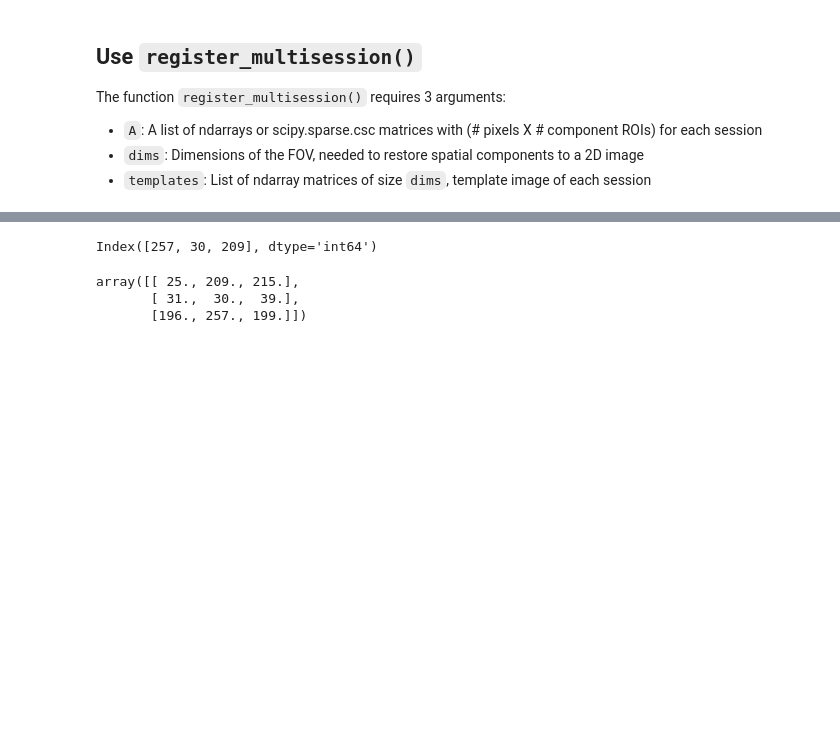
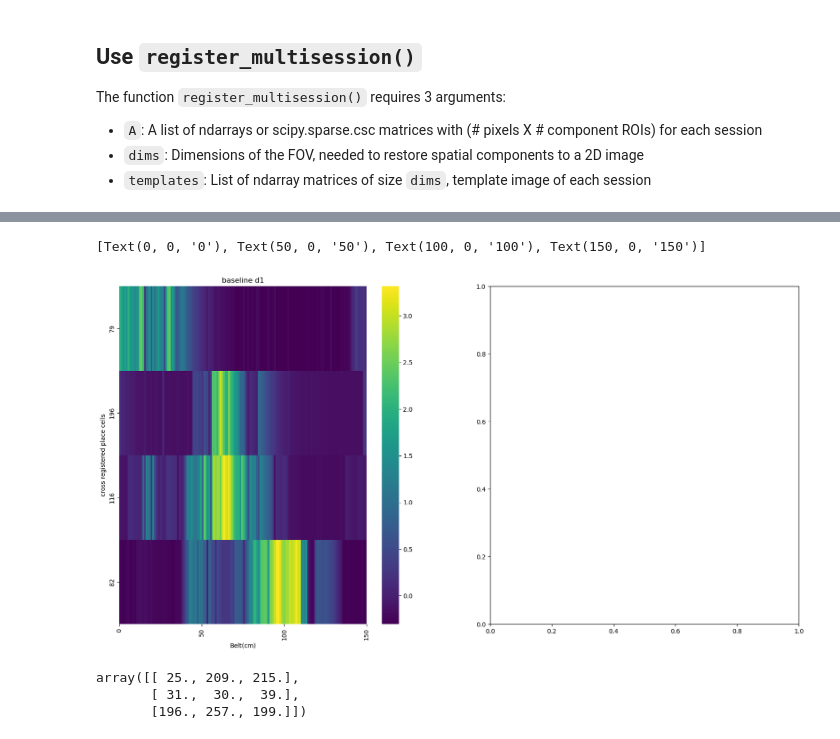
Before and after one commit to ttamiolakis/2p-place-coding, a Jupyter notebook: notebooks/demo_multisession_registration.ipynb, the cells around one changed output, grey strips where cells are left out. Saved outputs shown, nothing was run; the diff lists cells and outputs as text; code cells hidden in the pictures; blank space fills up the shorter version.

```diff
--- a/notebooks/demo_multisession_registration.ipynb
+++ b/notebooks/demo_multisession_registration.ipynb
@@ -116,0 +135,4 @@ cr_reg_pl_cells_days_2_3=cr_reg_cells[np.isin(cr_reg_cells[:,1],pc_day_2) & np.i
+# %%
+#identify common place cells in baseline 2 and 24 hrs post SD
+df=cr_reg_cells_df
+mask = df[(df['baseline_d1'].isin(pc_cells[0])) & (df['baseline_d2'].isin(pc_cells[1])) & (df['24hrs_post_SD'].isin(pc_cells[2]))]
@@ -117,9 +168,21 @@ cr_reg_pl_cells_days_2_3=cr_reg_cells[np.isin(cr_reg_cells[:,1],pc_day_2) & np.i
 # %%
 #indetify only the cross registered place cells in each of the recordings
-avr_fir_rate_map_day_2=h5py.File(f'{output_files}/baseline_d2/output_info.h5')['avr_firing_rate_maps']
-avr_fir_rate_map_day_2=pd.DataFrame(avr_fir_rate_map_day_2)
-cr_pc_act_day_2=avr_fir_rate_map_day_2.iloc[list(cr_reg_pl_cells_days_2_3[:,1].astype(int))]
+fr_rate_maps_to_compare=OrderedDict()
 
-avr_fir_rate_map_day_3=h5py.File(f'{output_files}/24hrs_post_SD/output_info.h5')['avr_firing_rate_maps']
-avr_fir_rate_map_day_3=pd.DataFrame(avr_fir_rate_map_day_3)
-cr_pc_act_day_3=avr_fir_rate_map_day_3.iloc[list(cr_reg_pl_cells_days_2_3[:,2].astype(int))]
+for session in sessions:
+    fr_rate_maps_to_compare[session]=[]
+
+for session in sessions:
+    avr_fr_rate_map=h5py.File(f'{output_folder}/{session}/output_info.h5')['avr_firing_rate_maps']
+    avr_fr_rate_map=pd.DataFrame(avr_fr_rate_map)
+    cr_reg_cells_values=filtered_df[session].values
+    avr_fr_rate_map=avr_fr_rate_map.iloc[cr_reg_cells_values]
+    fr_rate_maps_to_compare[session]=avr_fr_rate_map
+
+# avr_fir_rate_map_day_2=h5py.File(f'{output_files}/baseline_d2/output_info.h5')['avr_firing_rate_maps']
+# avr_fir_rate_map_day_2=pd.DataFrame(avr_fir_rate_map_day_2)
+# cr_pc_act_day_2=avr_fir_rate_map_day_2.iloc[list(cr_reg_pl_cells_days_2_3[:,1].astype(int))]
+
+# avr_fir_rate_map_day_3=h5py.File(f'{output_files}/24hrs_post_SD/output_info.h5')['avr_firing_rate_maps']
+# avr_fir_rate_map_day_3=pd.DataFrame(avr_fir_rate_map_day_3)
+# cr_pc_act_day_3=avr_fir_rate_map_day_3.iloc[list(cr_reg_pl_cells_days_2_3[:,2].astype(int))]
@@ -134,11 +189,7 @@ cr_pc_act_day_3
+# %%
+place_cell_activity=fr_rate_maps_to_compare['baseline_d1']
 # %%
-place_cell_activity=cr_pc_act_day_2
 place_cell_indexes_max=np.argmax(place_cell_activity,axis=1) #finding the place of the max activity of every cell
 place_cell_indexed_filtered=place_cell_activity.apply(np.argmax, axis=1).sort_values().index #there are the new indexes of the place cells just so thez can form the nice place cell diagram
-original=place_cell_activity.index
 transpose=place_cell_indexed_filtered
 place_cell_activity=place_cell_activity.reindex(index=transpose) #reindexing the place cell panda frame according to the max activitz and the position in the belt
-# %%
-transpose
-# %% [output]
-Index([257, 30, 209], dtype='int64')
@@ -145,3 +198,18 @@ Index([257, 30, 209], dtype='int64')
+# %%
+fig,ax=plt.subplots(1,2,figsize=(20,10))
+
+custom_ticks = [0, 50, 100, 150]  # Specify the positions where you want the ticks
+custom_labels = ['0', '50', '100', '150']
+
+sns.heatmap(place_cell_activity,ax=ax[0],cmap='viridis')
+ax[0].set_ylabel('cross registered place cells')
+ax[0].set_xlabel('Belt(cm)')
+ax[0].set_title('baseline d1')
+ax[0].set_xticks(custom_ticks)
+ax[0].set_xticklabels(custom_labels)
+# %% [output]
+[Text(0, 0, '0'), Text(50, 0, '50'), Text(100, 0, '100'), Text(150, 0, '150')]
+[figure, added]
 # %%
 cr_reg_pl_cells_days_2_3
 # %% [output]
```
Also changed, not shown: parts of 22 cells of this notebook, 1 other file.
